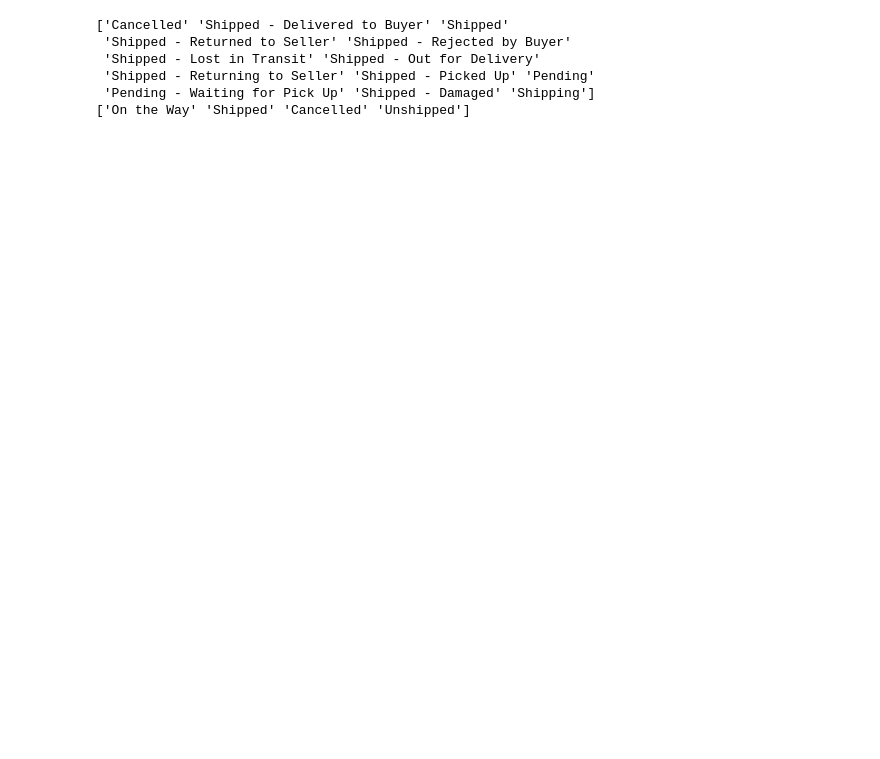
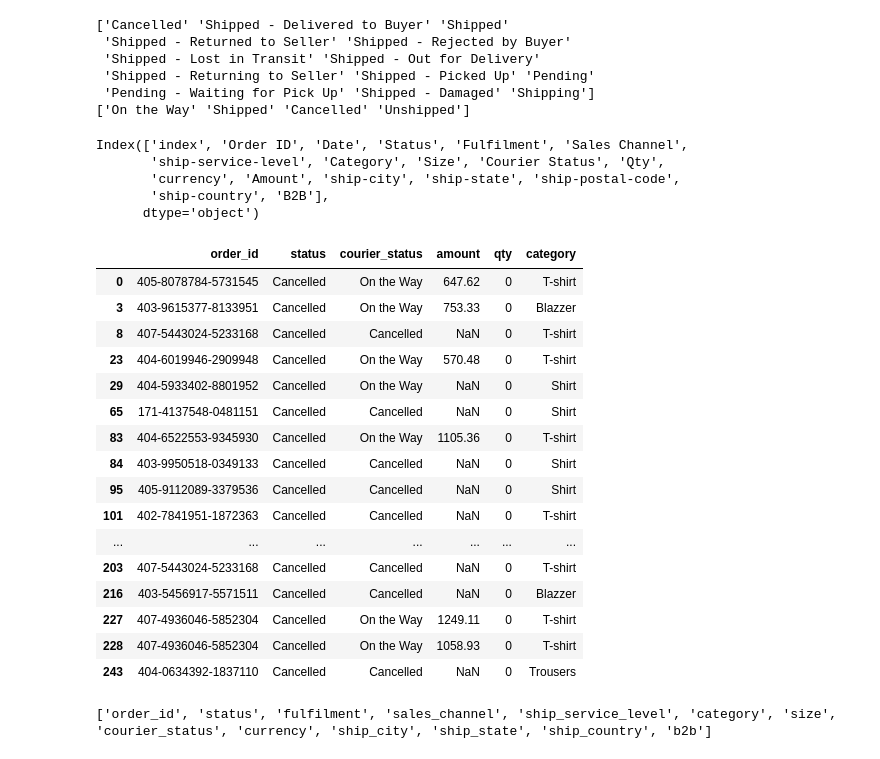
Before and after one commit to JayanthikaKrishnamoorthy/amazon-sales-data-analysis, a Jupyter notebook: Amazon_sales_report.ipynb, the cells around one changed output. Cells and saved outputs as stored; diff of their text form; code cells hidden in the pictures; blank space fills up the shorter version.

```diff
--- a/Amazon_sales_report.ipynb
+++ b/Amazon_sales_report.ipynb
@@ -164,5 +257,73 @@ print(df['Courier Status'].unique())
  'Shipped - Returning to Seller' 'Shipped - Picked Up' 'Pending'
  'Pending - Waiting for Pick Up' 'Shipped - Damaged' 'Shipping']
 ['On the Way' 'Shipped' 'Cancelled' 'Unshipped']
+# %%
+df.columns
+# %% [output]
+Index(['index', 'Order ID', 'Date', 'Status', 'Fulfilment', 'Sales Channel',
+       'ship-service-level', 'Category', 'Size', 'Courier Status', 'Qty',
+       'currency', 'Amount', 'ship-city', 'ship-state', 'ship-postal-code',
+       'ship-country', 'B2B'],
+      dtype='object')
 # %%
-df.drop(columns=['index'], inplace=True)
+df.drop(columns=['Date'], inplace=True)
+# %%
+# Convert column names to snake_case for consistency and easier access
+
+df.rename(columns={
+    'Order ID': 'order_id',
+    'Status': 'status',
+    'Fulfilment': 'fulfilment',
+    'Sales Channel': 'sales_channel',
+    'ship-service-level': 'ship_service_level',
+    'Category': 'category',
+    'Size': 'size',
+    'Courier Status': 'courier_status',
+    'Qty': 'qty',
+    'currency': 'currency',
+    'Amount': 'amount',
+    'ship-city': 'ship_city',
+    'ship-state': 'ship_state',
+    'ship-postal-code': 'ship_postal_code',
+    'ship-country': 'ship_country',
+    'B2B': 'b2b',
+    'Year': 'year',
+    'Month': 'month',
+    'Month_Number': 'month_number',
+    'Day': 'day',
+    'Weekday': 'weekday'
+}, inplace=True)
+# %%
+# Display the first 20 rows of orders with a quantity of 0, showing relevant columns for analysis (To Confirm that qty is 0 means status is Cancelled)
+
+df[df['qty'] == 0][[
+    'order_id',
+    'status',
+    'courier_status',
+    'amount',
+    'qty',
+    'category'
+]].head(20)
+# %% [output]
+|  | order_id | status | courier_status | amount | qty | category |
+| 0 | 405-8078784-5731545 | Cancelled | On the Way | 647.62 | 0 | T-shirt |
+| 3 | 403-9615377-8133951 | Cancelled | On the Way | 753.33 | 0 | Blazzer |
+| 8 | 407-5443024-5233168 | Cancelled | Cancelled | NaN | 0 | T-shirt |
+| 23 | 404-6019946-2909948 | Cancelled | On the Way | 570.48 | 0 | T-shirt |
+| 29 | 404-5933402-8801952 | Cancelled | On the Way | NaN | 0 | Shirt |
+| 65 | 171-4137548-0481151 | Cancelled | Cancelled | NaN | 0 | Shirt |
+| 83 | 404-6522553-9345930 | Cancelled | On the Way | 1105.36 | 0 | T-shirt |
+| 84 | 403-9950518-0349133 | Cancelled | Cancelled | NaN | 0 | Shirt |
+| 95 | 405-9112089-3379536 | Cancelled | Cancelled | NaN | 0 | Shirt |
+| 101 | 402-7841951-1872363 | Cancelled | Cancelled | NaN | 0 | T-shirt |
+| ... | ... | ... | ... | ... | ... | ... |
+| 203 | 407-5443024-5233168 | Cancelled | Cancelled | NaN | 0 | T-shirt |
+| 216 | 403-5456917-5571511 | Cancelled | Cancelled | NaN | 0 | Blazzer |
+| 227 | 407-4936046-5852304 | Cancelled | On the Way | 1249.11 | 0 | T-shirt |
+| 228 | 407-4936046-5852304 | Cancelled | On the Way | 1058.93 | 0 | T-shirt |
+| 243 | 404-0634392-1837110 | Cancelled | Cancelled | NaN | 0 | Trousers |
+# %%
+categorical_cols = df.select_dtypes(include=['object', 'bool']).columns.tolist()
+print(categorical_cols)
+# %% [output]
+['order_id', 'status', 'fulfilment', 'sales_channel', 'ship_service_level', 'category', 'size', 'courier_status', 'currency', 'ship_city', 'ship_state', 'ship_country', 'b2b']
```
Also changed, not shown: parts of 24 cells of this notebook, 1 other file.
